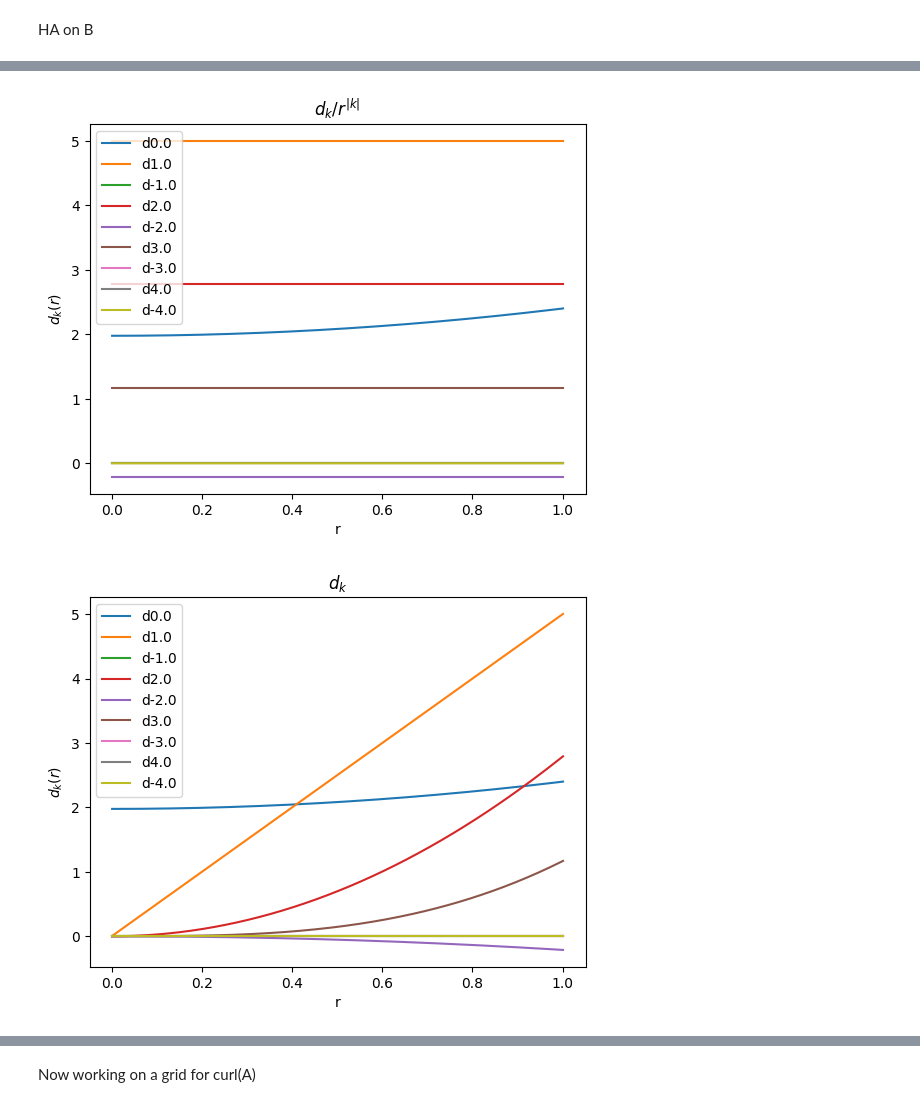
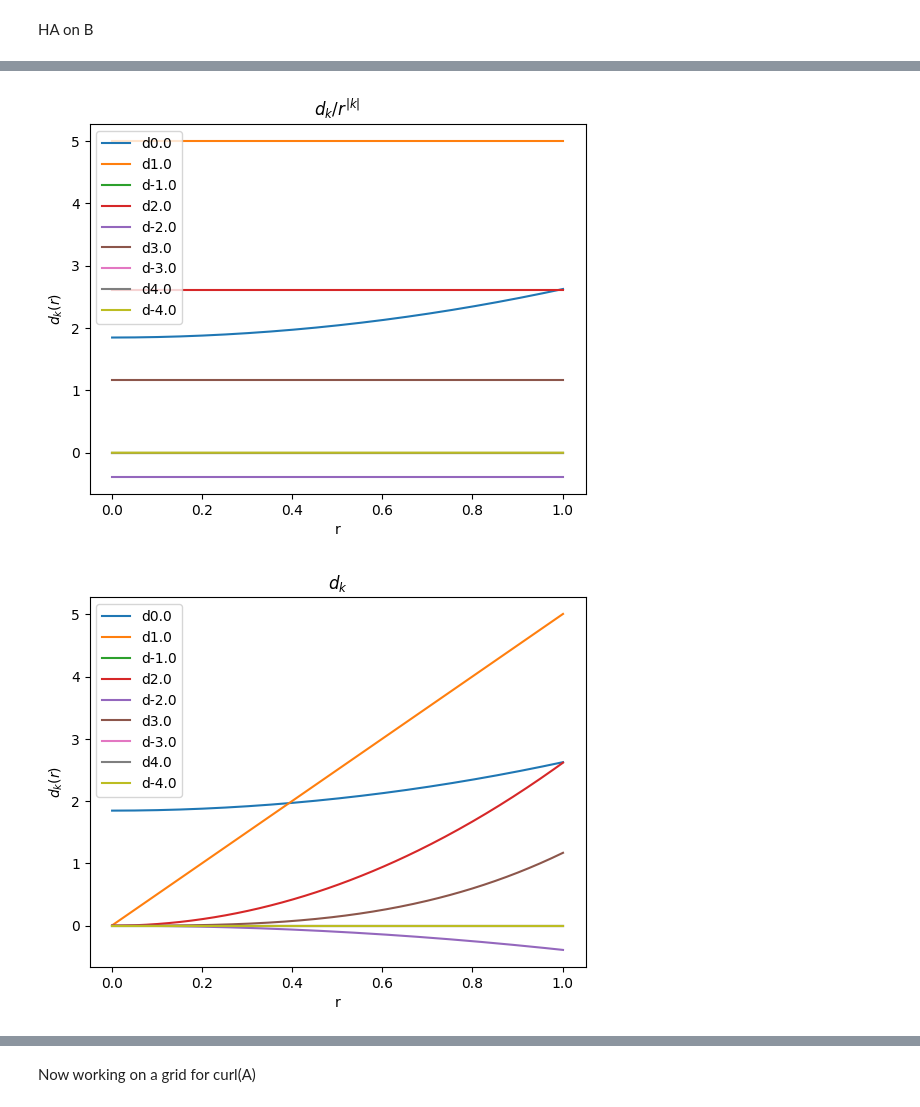
Before and after one commit to marcoliniF/bpmeth, a Jupyter notebook: preliminaryTrials/2.3abphiBABab_roundmeshgrid.ipynb, the cells around one changed output, grey strips where cells are left out. Drawn from its saved outputs; the diff is of its cells as text; code cells hidden in the pictures.

```diff
--- a/preliminaryTrials/2.3abphiBABab_roundmeshgrid.ipynb
+++ b/preliminaryTrials/2.3abphiBABab_roundmeshgrid.ipynb
@@ -8,7 +8,7 @@ from sympy.abc import x, y, s
 # %%
 #start from multipole coeefficients a_n(s)=a1,a2,... and b_n(s)
 a_coeffs = [1,2,3,4]
-b_coeffs = ["2-s**3",5,6,7]
+b_coeffs = ["2*exp(-s**2)",5,6,7]
 #get bpmeth opbject
 expansion=bpmeth.FieldExpansion(a=a_coeffs, b=b_coeffs)
 #expansion.plot_components()
@@ -257,7 +257,7 @@ rr=np.linspace(rmin,rmax,nr)
 #   x,y=rt2xy(r,theta)
 
 
-def dkharmonics(ByiBx=ByiBx, rr=rr,nk=nk,ntheta=102):
+def dkharmonics(ByiBx=ByiBx, rr=rr,nk=nk,ntheta=200):
   '''
   returns dk as function of r
   '''
@@ -303,5 +318,5 @@ plt.show()
-[figure, old version]
+[figure, new version]
-[figure, old version]
+[figure, new version]
 # %%
 
 def dklfit(dkofrarray,rr,nk, nl):
```
Also changed, not shown: parts of 16 cells of this notebook.
